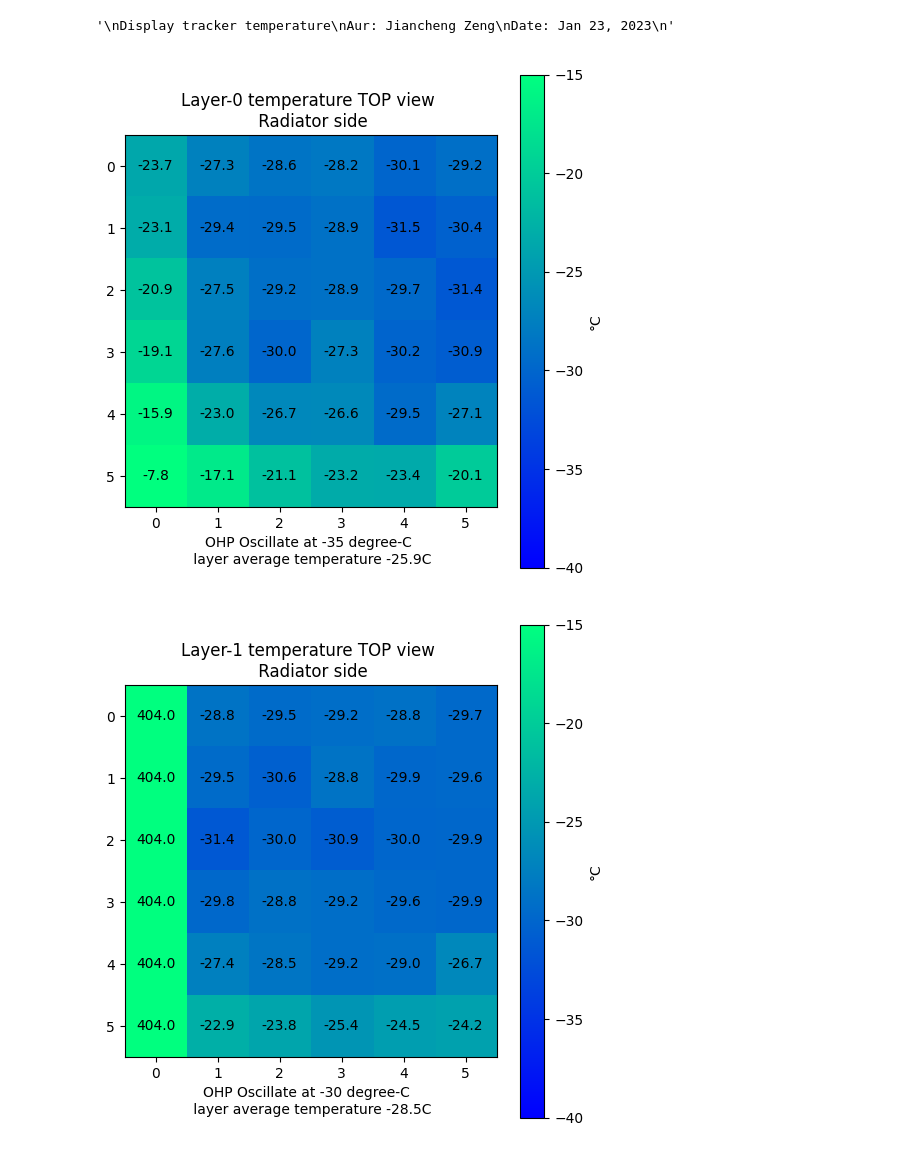
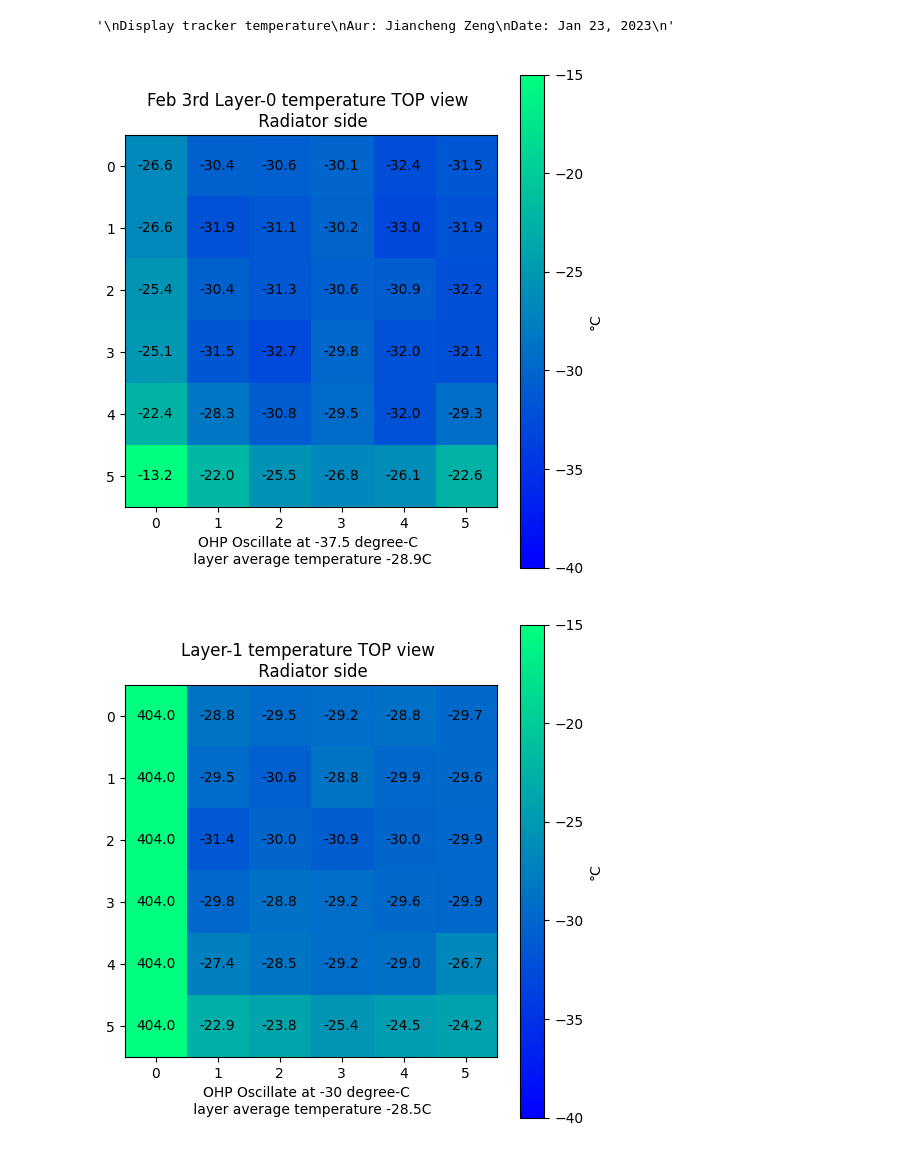
Before and after one commit to Eclipsedclaw/GAPS_thermal, a Jupyter notebook: tracker_temp.ipynb, the cells around one changed output. Drawn from its saved outputs; the diff is of its cells as text; code cells hidden in the pictures.

Commit message:
230206-added detailed temperature for modules

```diff
--- a/tracker_temp.ipynb
+++ b/tracker_temp.ipynb
@@ -15,42 +15,42 @@ from pylab import *
 from matplotlib.pyplot import figure
 # %%
 '''
-Evan layer = [[05, 04, 03, 02, 01, 00], [15, 14, 13, 12, 11, 10], [25, 24, 23, 22, 21, 20], [35, 34, 33, 32, 31, 30], [45, 44, 43, 42, 41, 40], [55, 54, 53, 52, 51, 50]]
+Even layer = [[05, 04, 03, 02, 01, 00], [15, 14, 13, 12, 11, 10], [25, 24, 23, 22, 21, 20], [35, 34, 33, 32, 31, 30], [45, 44, 43, 42, 41, 40], [55, 54, 53, 52, 51, 50]]
 Odd layer = [[05, 15, 25, 35, 45, 55], [04, 14, 24, 34, 44, 54], [03, 13, 23, 33, 43, 53], [02, 12, 22, 32, 42, 52], [01, 11, 21, 31, 41, 51], [00, 10, 20, 30, 40, 50]]
 '''
 
 '''
 Layer-0 ASIC temperature
 '''
-T_0=np.array([[-23.68, -27.33, -28.6, -28.21, -30.11, -29.16], [-23.13, -29.4, -29.48, -28.92, -31.46, -30.43], [-20.9, -27.49, -29.16, -28.92, -29.71, -31.38], [-19.08, -27.57, -29.95, -27.33, -30.19, -30.9], [-15.9, -23.05, -26.7, -26.62, -29.48, -27.1], [-7.81, -17.1, -21.06, -23.21, -23.37, -20.11]])
+T_0=np.array([[-26.62, -30.43, -30.59, -30.11, -32.41, -31.46], [-26.62, -31.94, -31.14, -30.19, -32.97, -31.86], [-25.43, -30.43, -31.30, -30.59, -30.90, -32.17], [-25.11, -31.46, -32.73, -29.79, -32.02, -32.10], [-22.41, -28.29, -30.83, -29.48, -32.02, -29.32], [-13.21, -22.02, -25.51, -26.78, -26.06, -22.65]])
 
 '''
-Layer-0 ASIC temperature
+Layer-1 ASIC temperature
 '''
 T_1=np.array([[404, -28.76, -29.48, -29.24, -28.84, -29.71], [404, -29.48, -30.59, -28.76, -29.87, -29.63], [404, -31.38, -30.03, -30.90, -30.03, -29.87], [404, -29.79, -28.84, -29.24, -29.56, -29.87], [404, -27.41, -28.52, -29.24, -29.00, -26.70], [404, -22.89, -23.84, -25.43, -24.48, -24.24]])
 
 '''
-Layer-0 ASIC temperature
+Layer-2 ASIC temperature
 '''
 T_2=np.array([[-30.11, -30.11, -32.65, -32.65, -33.05, -31.38], [-30.75, -33.13, -33.13, -32.89, -34.00, -33.05], [-30.75, -32.73, -34.16, -33.37, -32.65, -33.05], [-30.03, -31.62, -32.10, -33.29, -33.60, -31.86], [-27.10, -29.79, -31.14, -31.38, -32.17, -31.22], [-24.08, -27.73, -28.84, -30.35, -29.87, -28.44]])
 
 '''
-Layer-0 ASIC temperature
+Layer-3 ASIC temperature
 '''
 T_3=np.array([[-27.25, -29.08, -28.92, -28.60, -29.56, -28.60], [-27.49, -29.71, -30.03, -29.95, -29.87, -29.32], [-27.25, -30.19, -29.40, -29.08, -29.24, -29.95], [-27.17, -29.00, -29.16, -29.32, -28.60, -29.08], [-27.02, -28.29, -28.92, -28.76, -30.75, -28.21], [-22.81, -25.67, -26.78, -27.49, -26.94, -25.51]])
 
 '''
-Layer-0 ASIC temperature
+Layer-4 ASIC temperature
 '''
 T_4=np.array([[-29.16, -31.62, -30.98, -31.06, -32.02, -30.19], [-30.35, -32.41, -32.02, -31.78, -31.62, -31.54], [-31.06, -31.78, -31.70, -33.13, -32.49, -30.35], [-29.79, -32.81, -30.90, -31.54, -31.46, -31.54], [-28.44, -30.83, -31.86, -31.46, -31.38, -31.06], [-26.38, -29.24, -29.00, -30.19, -28.44, -27.49]])
 
 '''
-Layer-0 ASIC temperature
+Layer-5 ASIC temperature
 '''
 T_5=np.array([[-25.83, -27.73, -27.25, -26.78, -27.73, -26.86], [-25.83, -28.52, -28.29, -26.94, -28.68, -27.25], [-25.83, -27.49, -27.65, -27.02, -27.25, -26.94], [-26.30, -28.21, -27.97, -27.89, -27.89, -27.33], [-25.35, -25.43, -28.84, -26.14, -27.73, -27.57], [-22.57, -24.79, -25.43, -24.16, -26.70, -23.76]])
 
 '''
-Layer-0 ASIC temperature
+Layer-6 ASIC temperature
 '''
 T_6=np.array([[-33.60, -34.16, -34.32, -34.63, -34.24, -33.29], [-34.48, -36.54, -34.95, -35.67, -35.19, -33.92], [-33.68, -36.14, -34.71, -36.14, -35.59, -33.92], [-32.81, -34.56, -34.87, -35.51, -35.19, -34.56], [-30.83, -33.29, -32.97, -34.87, -33.92, -34.59], [-30.11, -32.10, -32.33, -32.81, -33.05, -30.90]])
 
@@ -68,26 +68,26 @@ T=np.array([T_0, T_1, T_2, T_3, T_4, T_5, T_6, T_7, T_8, T_9]);
 # %%
 fig = plt.figure(figsize=(6, 6.4))
 ax = fig.add_subplot(111)
-ax.set_title('Layer-0 temperature TOP view \n Radiator side')
+ax.set_title('Feb 3rd Layer-0 temperature TOP view \n Radiator side')
 ax.set_aspect('equal')
-ax.set_xlabel('OHP Oscillate at -35 degree-C \n layer average temperature ' + str(round(np.average(T_0),1)) + 'C')
+ax.set_xlabel('OHP Oscillate at -37.5 degree-C \n layer average temperature ' + str(round(np.average(T_0),1)) + 'C')
 plt.imshow(T_0, cmap = 'winter', vmin = -40, vmax = -15)
 cax = fig.add_axes([0.12, 0.1, 0.78, 0.8])
 cax.get_xaxis().set_visible(False)
 cax.get_yaxis().set_visible(False)
 cax.patch.set_alpha(0)
 cax.set_frame_on(False)
 plt.colorbar(orientation='vertical', label='\N{DEGREE SIGN}C')
 
 '''
 Put temperature on the blocks
 '''
 for (j,i),label in np.ndenumerate(T_0):
     ax.text(i,j,round(T_0[j, i],1), c='k', ha='center',va='center')
 
 plt.show()
 # %% [output]
-[figure, old version]
+[figure, new version]
 # %%
 fig = plt.figure(figsize=(6, 6.4))
 
```
Also changed, not shown: parts of 6 cells of this notebook.
